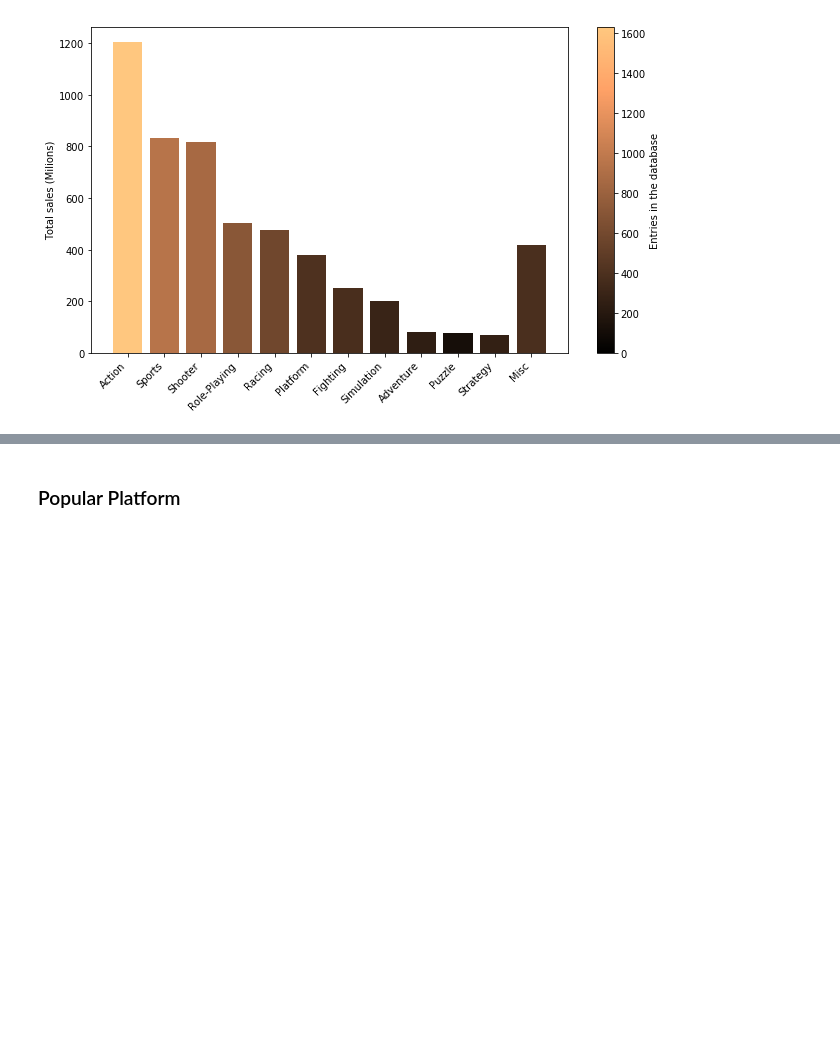
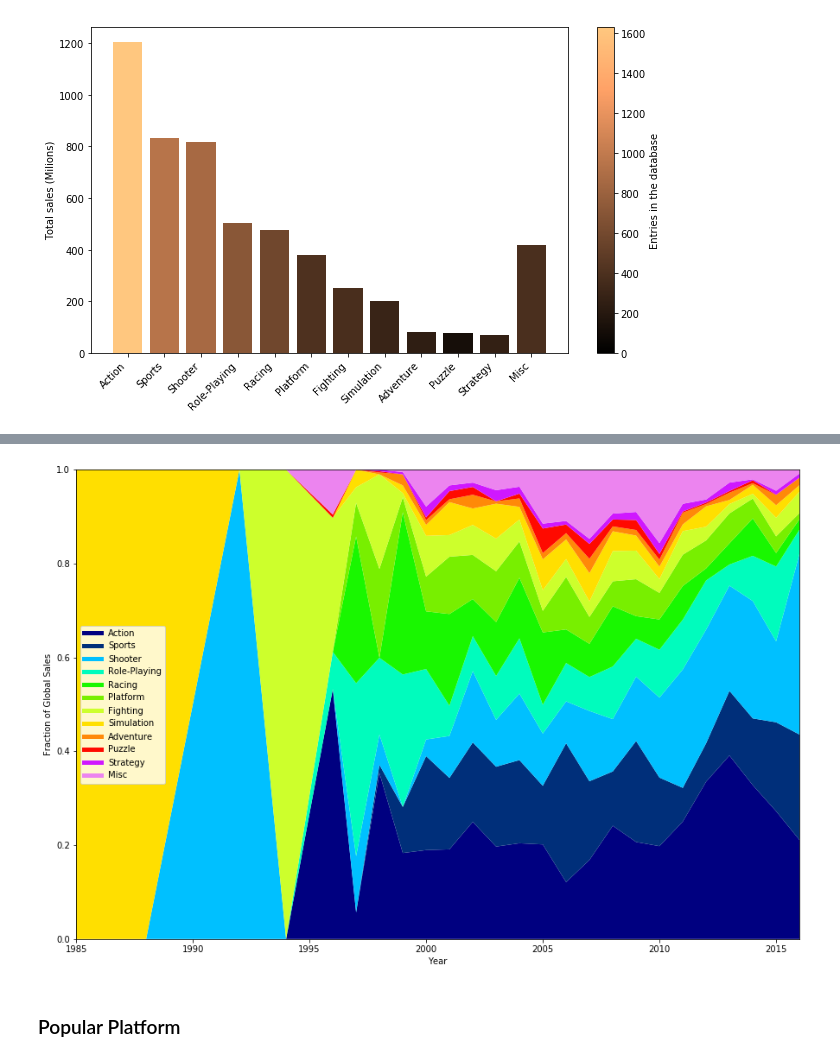
Before and after one commit to PedroLFerreira/Videogame-Data-Mining, a Jupyter notebook: videogames.ipynb, the cells around one changed output, grey strips where cells are left out. Saved outputs shown, nothing was run; the diff lists cells and outputs as text; code cells hidden in the pictures; blank space fills up the shorter version.

```diff
--- a/videogames.ipynb
+++ b/videogames.ipynb
@@ -189,3 +190,24 @@ fig.savefig("genreYear.pdf", bbox_inches='tight')
+# %%
+years = sorted(df['Year_of_Release'].value_counts().index)
+sales = [[ np.sum( df['Global_Sales'][np.logical_and(np.array((df['Genre']==genre).tolist()),np.array((df['Year_of_Release']==year).tolist()))].tolist() )/
+          np.sum( df['Global_Sales'][(df['Year_of_Release']==year).tolist()].tolist() )
+          for year in years] for genre in genres]
+
+fig = plt.figure(figsize=(15,10))
+colormap = plt.cm.gist_ncar
+plt.gca().set_color_cycle([colormap(i) for i in np.linspace(0, 0.9, 12)])
+for i in range(len(genres)):
+    plt.plot([],[],label=genres[i],linewidth=5)
+plt.legend(loc='center left')
+plt.xlabel('Year')
+plt.ylabel('Fraction of Global Sales')
+plt.ylim(0,1)
+plt.xlim(1985,2016)
+plt.stackplot(years,sales)
+
+fig.savefig("genreYearFraction.pdf", bbox_inches='tight')
+# %% [output]
+[figure, added]
 # %% [markdown]
 ### Popular Platform
 # %%
```
Also changed, not shown: parts of 8 cells of this notebook, 7 other files.
